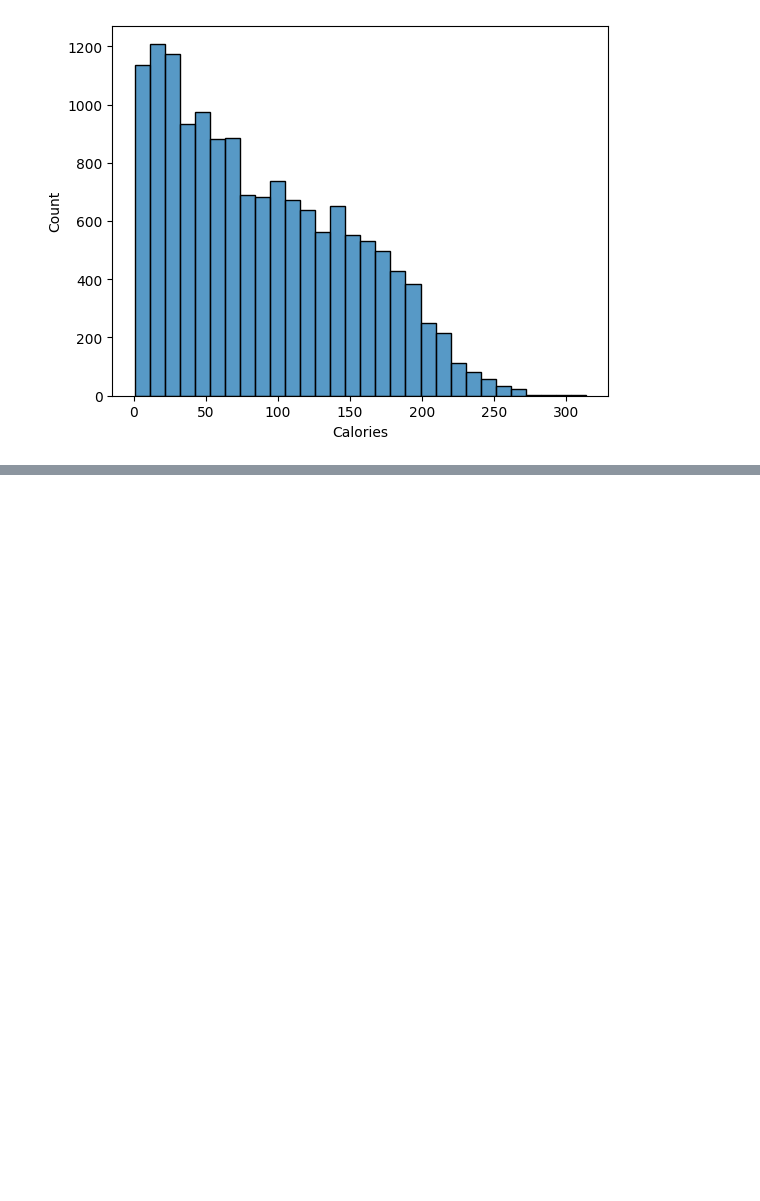
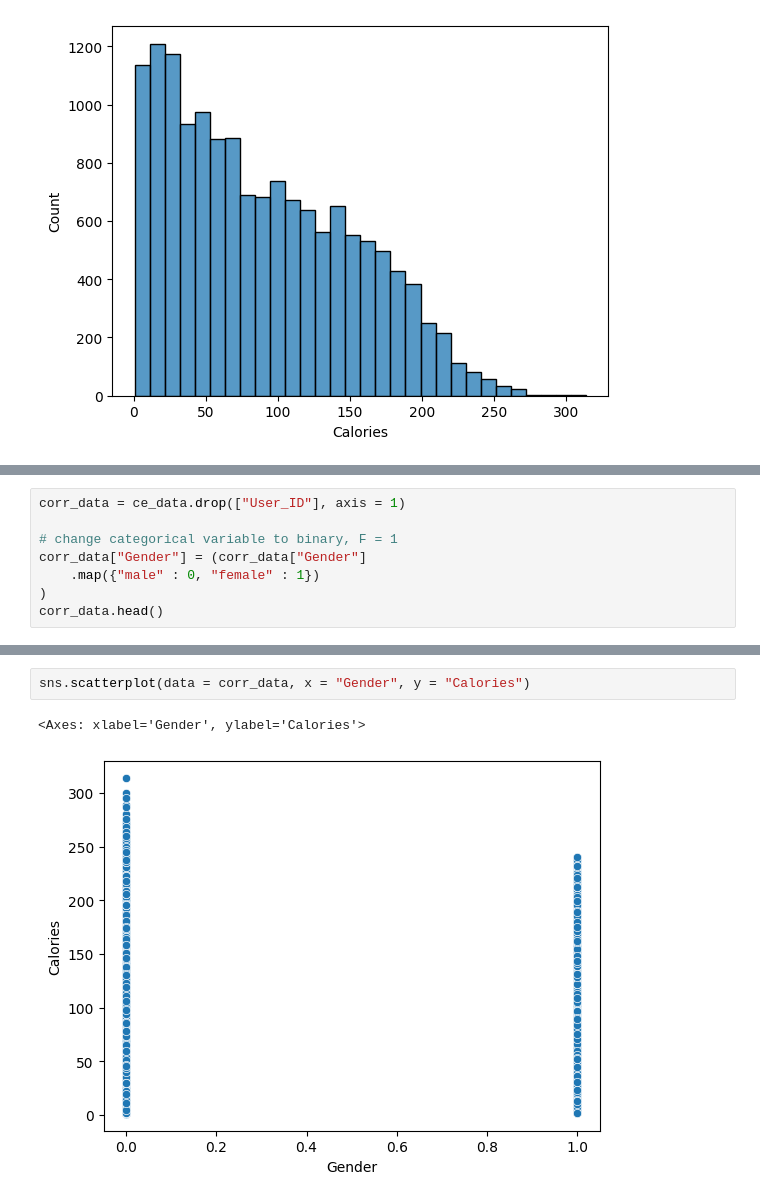
Before and after one commit to Mkranj/ML_calories_burned, a Jupyter notebook: scripts/eda.ipynb, the cells around one changed output, grey strips where cells are left out. Cells and saved outputs as stored; diff of their text form; blank space fills up the shorter version.

```diff
--- a/scripts/eda.ipynb
+++ b/scripts/eda.ipynb
@@ -75,0 +80,8 @@ _ = sns.histplot(x = "Calories", data = ce_data, bins = 30)
+# %%
+corr_data = ce_data.drop(["User_ID"], axis = 1)
+
+# change categorical variable to binary, F = 1
+corr_data["Gender"] = (corr_data["Gender"]
+    .map({"male" : 0, "female" : 1})
+)
+corr_data.head()
@@ -75,0 +162,5 @@ _ = sns.histplot(x = "Calories", data = ce_data, bins = 30)
+# %%
+sns.scatterplot(data = corr_data, x = "Gender", y = "Calories")
+# %% [output]
+<Axes: xlabel='Gender', ylabel='Calories'>
+[figure, added]
```
Also changed, not shown: parts of 15 cells of this notebook.
